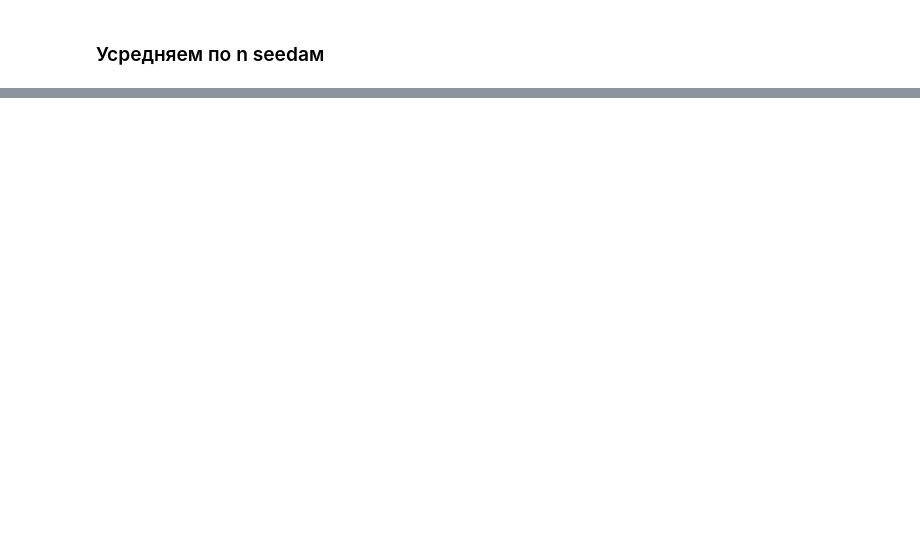
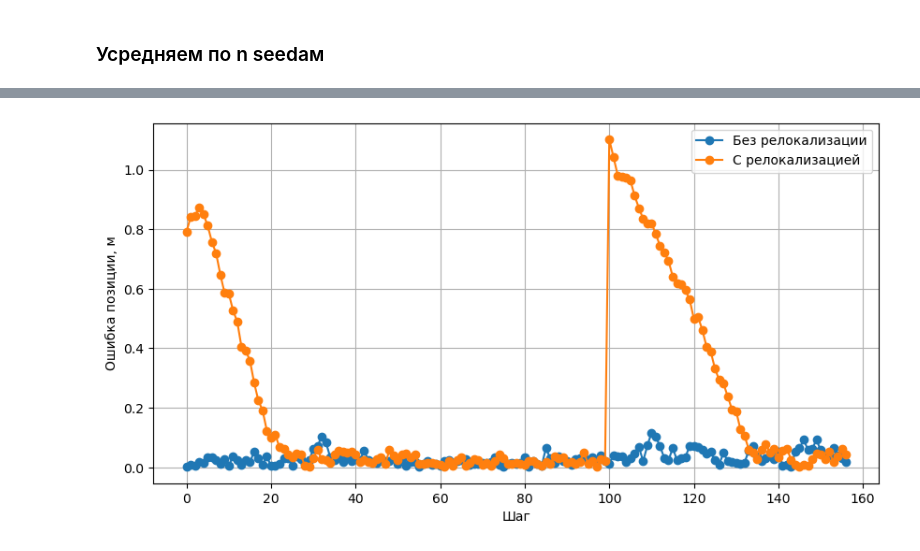
Before and after one commit to PavelKrWork/Monte_Carlo_robot_localization, a Jupyter notebook: Particle_filter.ipynb, the cells around one changed output, grey strips where cells are left out. Drawn from its saved outputs; the diff is of its cells as text; code cells hidden in the pictures; blank space fills up the shorter version.

```diff
--- a/Particle_filter.ipynb
+++ b/Particle_filter.ipynb
@@ -299,0 +315,33 @@ print(np.mean(no_pf_ideal_rmses))
+# %%
+relocalization_steps = set([val for val in range(0, 301, 100)])
+
+metrics_without = run_experiment(relocalization=False)
+metrics_with = run_experiment(relocalization=True)
+
+plt.figure(figsize=(10, 5))
+
+plt.plot(
+    metrics_without.position_errors,
+    marker="o",
+    label="Без релокализации"
+)
+
+plt.plot(
+    metrics_with.position_errors,
+    marker="o",
+    label="С релокализацией"
+)
+
+# plt.axvline(
+#     relocalization_step,
+#     linestyle="--",
+#     label="Релокализация"
+# )
+
+plt.xlabel("Шаг")
+plt.ylabel("Ошибка позиции, м")
+plt.grid()
+plt.legend()
+plt.show()
+# %% [output]
+[figure, added]
```
Also changed, not shown: parts of 24 cells of this notebook, 2 other files.
